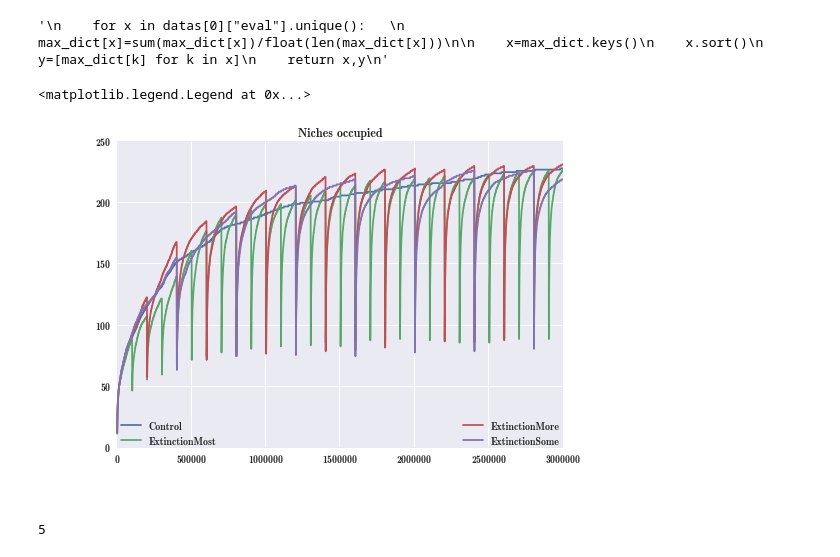
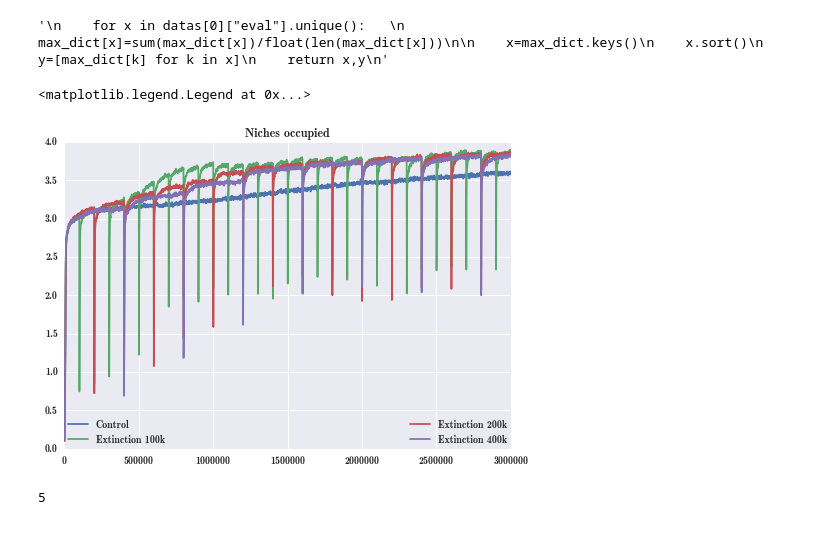
Before and after one commit to jal278/mazerobot-python, a Jupyter notebook: data/Evo Analysis.ipynb, the cells around one changed output. Drawn from its saved outputs; the diff is of its cells as text; code cells hidden in the pictures.

Commit message:
bug fix for novelty_extinction

```diff
--- a/data/Evo Analysis.ipynb
+++ b/data/Evo Analysis.ipynb
@@ -19,7 +18,7 @@ import numpy as np
 #treatment_post={"control":" Ctrl","e2":" Extnct"}
 
 treatment_pre={"r/sa":""} #,"r/na":"NA"} #"mut-1t/":"Maze (SA 1t)","nomut-1t/":"Maze (No SA 1t)",,
-treatment_post={"cnti1":"Control","exti1":"ExtinctionMost","exti2":"ExtinctionMore","exti3":"ExtinctionSome"}
+treatment_post={"cnti1":"Control","exti1":"Extinction 100k","exti2":"Extinction 200k","exti3":"Extinction 400k"}
 #treatment_post_d={"cnti1":" Ctrl","exti1":" Ext1","exti2":" Ext2","exti3":" Ext3"}
 treatment_post_d=treatment_post.keys()
 treatment_post_d.sort()
@@ -86,6 +86,7 @@ final_means=[]
 final_mins=[]
 final_maxs=[]
 
+samp_store={}
 store={}
 
 title("Evolvability over time")
@@ -100,6 +101,7 @@ for treat in treatments:
     #errorbar(x,means,yerr=numpy.vstack([low,high]),label=treat[0]+treat[1])
     samps=samps.transpose()
     final_samps.append(samps[:,-1])
+    samp_store[treat]=final_samps[-1]
     samps_tot.append(samps)
     k+=1
     t=treat
@@ -108,7 +110,7 @@ for treat in treatments:
     #sns.boxplot(samps,ax=new_ax)
     #plot(means,label=label)
     #plot(low,label=label)
-    plot(high,label=label)
+    plot(x,means,label=label)
     #legend()
 
     final_means.append(means[-1])
@@ -167,3 +178,25 @@ df2.to_csv("maze-mean.dat",sep=" ",index_label="indx")
 # %% [output]
 5
 5
+# %%
+k=[]
+for treat in treatments:
+ k.append(samp_store[treat])
+ label=treatment_post[treat[1]]
+ print label
+ df1 = pandas.DataFrame(samp_store[treat],columns=[label,])
+ df1.to_csv("maze-box-%s.dat"%str(treat[1]),sep=" ",index_label="indx")
+
+
+sns.boxplot(k)
+
+plt.figure()
+
+
+#sns.boxplot(final_samps,names=[treatment_pre[t[0]]+treatment_post[t[1]] for t in treatments])
+
+x=range(len(treatments))
+plot(x,final_means,"go",label="median")
+plot(x,final_mins,"ro",label="min")
+plot(x,final_maxs,"bo",label="max")
+xticks(range(len(treatments)),[treatment_pre[t[0]]+treatment_post[t[1]] for t in treatments])
@@ -171,7 +216,7 @@ df2.to_csv("maze-mean.dat",sep=" ",index_label="indx")
 # Stat analyis
 # %%
 #print store
-key=3000000
+key=6000000
 indx=2
 import scipy.stats
 
@@ -243,27 +288,28 @@ def compile_treatment_niche(treat):
 # %%
 data=[]
 for treat in treatments:
 #for treat in [treatments[4]]:
     #print treat
     t=treat
     label=treatment_pre[t[0]]+treatment_post[t[1]]
     d,files=compile_treatment_niche(treat)
     x=d[0]["eval"]
     accum=d[0]
-    key="niches"
+    key="entropy"
     for k in range(1,len(d)):
       #print len(d[k][key]),files[k]
       accum[key]+=d[k][key]
     accum[key]/=len(d)
-    plot(x,accum[key],label=label)
+    rng=3000
+    plot(x[:rng],accum[key][:rng],label=label)
     data.append((x,accum[key],label))
 title("Niches occupied")
 #legend()
 legend(loc=3,
        ncol=2, mode="expand", borderaxespad=0.)
 # %% [output]
 <matplotlib.legend.Legend at 0x...>
-[figure, old version]
+[figure, new version]
 # %%
 data=[numpy.array(data[0][0])]+[numpy.array(z[1]) for z in data]
 print len(data)
```
Also changed, not shown: parts of 9 cells of this notebook, 1 other file.
